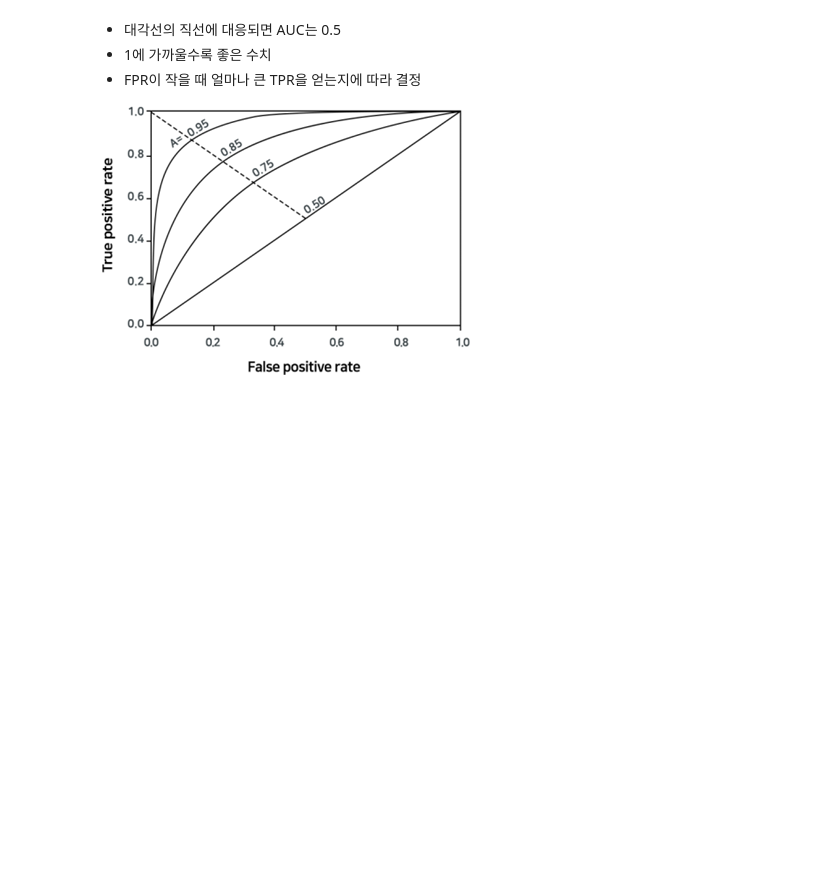
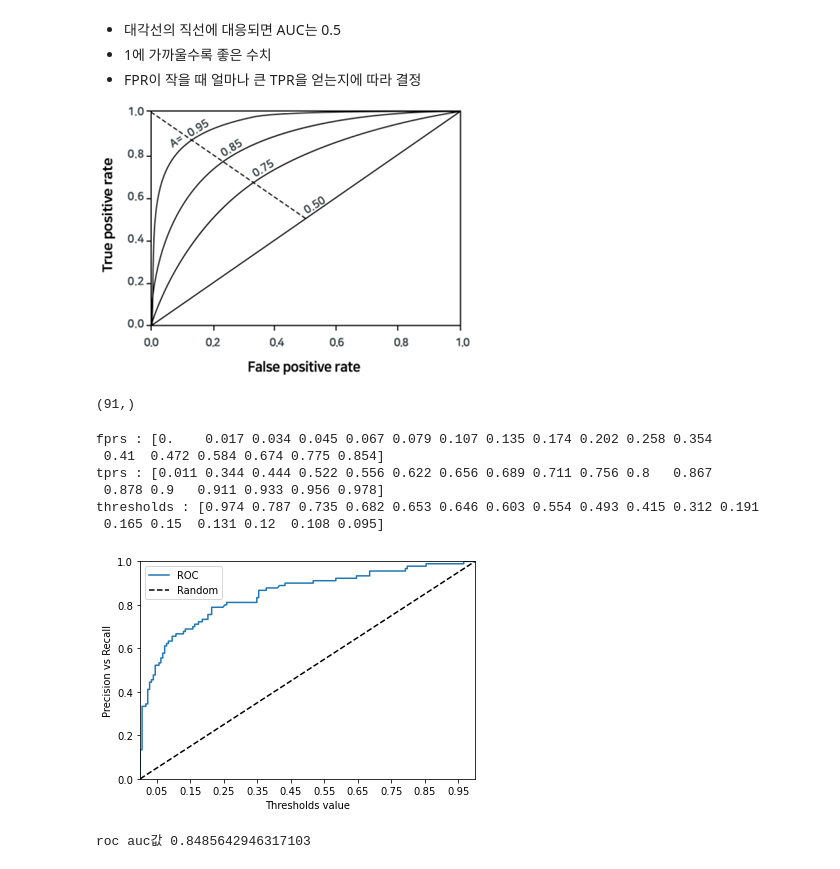
Before and after one commit to annmunju/multicam_ds, a Jupyter notebook: 12_MachineLearning/day3/머신러닝_07_분류모델평가지표.ipynb, the cells around one changed output. Cells and saved outputs as stored; diff of their text form; code cells hidden in the pictures; blank space fills up the shorter version.

```diff
--- a/12_MachineLearning/day3/머신러닝_07_분류모델평가지표.ipynb
+++ b/12_MachineLearning/day3/머신러닝_07_분류모델평가지표.ipynb
@@ -207,0 +374,3 @@ array([[0.],
+# %%
+data = df.drop('Survived', axis=1)
+data.shape
@@ -283,5 +812,57 @@ https://hsm-edu.tistory.com/1033
 - FPR이 작을 때 얼마나 큰 TPR을 얻는지에 따라 결정
 
 ![image.png](attachment:image.png)
+# %%
+from sklearn.metrics import roc_curve
+
+pred_proba1 = LR.predict_proba(X_test)[:, 1]
+
+fprs, tprs, thresholds = roc_curve(y_test, pred_proba1)
+
+fprs.shape
+# %% [output]
+(91,)
+# %%
+idx = np.arange(1, thresholds.shape[0], 5)
+
+print('fprs :', np.round(fprs[idx], 3))
+print('tprs :', np.round(tprs[idx], 3))
+print('thresholds :', np.round(thresholds[idx], 3))
+# %% [output]
+fprs : [0.    0.017 0.034 0.045 0.067 0.079 0.107 0.135 0.174 0.202 0.258 0.354
+ 0.41  0.472 0.584 0.674 0.775 0.854]
+tprs : [0.011 0.344 0.444 0.522 0.556 0.622 0.656 0.689 0.711 0.756 0.8   0.867
+ 0.878 0.9   0.911 0.933 0.956 0.978]
+thresholds : [0.974 0.787 0.735 0.682 0.653 0.646 0.603 0.554 0.493 0.415 0.312 0.191
+ 0.165 0.15  0.131 0.12  0.108 0.095]
 # %%
 # 타이타닉 생존자 예측 로지스틱 회귀 모델의 ROC AUC 값 확인
+# %%
+def roc_curve_plot(y_test, pred_proba_c1):
+
+    fprs, tprs, thresholds = roc_curve(y_test, pred_proba_c1)
+
+    plt.plot(fprs, tprs, label='ROC')
+
+    plt.plot([0, 1], [0,1], 'k--', label='Random')
+
+    start, end = plt.xlim()
+    plt.xticks(np.round(np.arange(start, end, 0.1), 2))
+    plt.ylim(0,1)
+    plt.xlim(0,1)
+    plt.xlabel('Thresholds value')
+    plt.ylabel('Precision vs Recall')
+    plt.legend()
+    plt.show()
+
+pred_proba1 = LR.predict_proba(X_test)[:, 1]
+roc_curve_plot(y_test, pred_proba1)
+# %% [output]
+[figure, added]
+# %%
+from sklearn.metrics import roc_auc_score
+
+roc_auc = roc_auc_score(y_test, pred_proba1)
+print('roc auc값', roc_auc)
+# %% [output]
+roc auc값 0.8485642946317103
```
Also changed, not shown: parts of 51 cells of this notebook, 3 other files.
